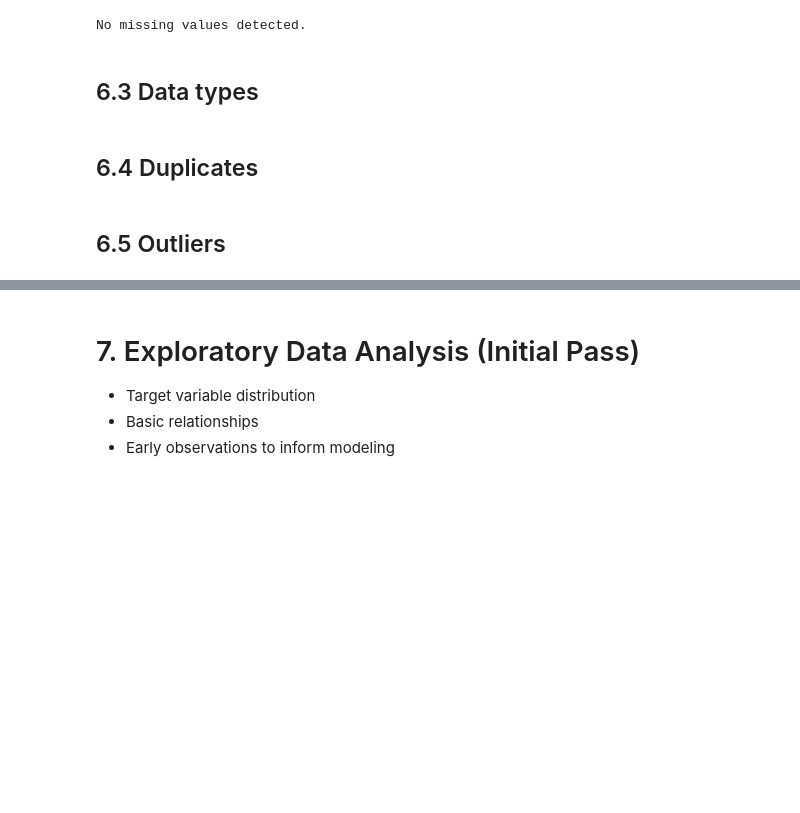
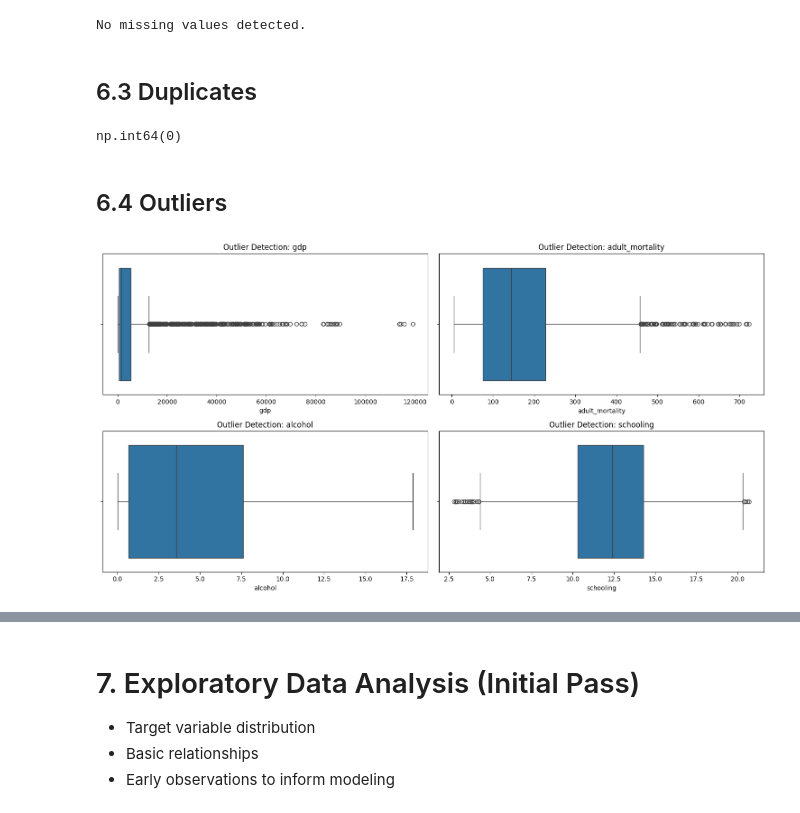
Before and after one commit to MermonGData/longevity-prediction, a Jupyter notebook: notebooks/01_eda_and_preprocessing.ipynb, the cells around one changed output, grey strips where cells are left out. Saved outputs shown, nothing was run; the diff lists cells and outputs as text; code cells hidden in the pictures; blank space fills up the shorter version.

Commit message:
feat: define outlier strategy and roadmap; refine cleaning
Add imports, Section 6.3/6.4, and document future work roadmap.

```diff
--- a/notebooks/01_eda_and_preprocessing.ipynb
+++ b/notebooks/01_eda_and_preprocessing.ipynb
@@ -393,9 +394,23 @@ df_clean[numeric_cols] = df_clean[numeric_cols].fillna(
 print(get_missingness_report(df_clean))
 # %% [output]
 No missing values detected.
-# %% [markdown]
-## 6.3 Data types
 # %% [markdown]
-## 6.4 Duplicates
+## 6.3 Duplicates
+# %%
+df_clean.duplicated().sum()
+# %% [output]
+np.int64(0)
 # %% [markdown]
-## 6.5 Outliers
+## 6.4 Outliers
+# %%
+key_indicators = ['gdp', 'adult_mortality', 'alcohol', 'schooling']
+# %%
+plt.figure(figsize=(15, 8))
+for i, col in enumerate(key_indicators, 1):
+    plt.subplot(2, 2, i)
+    sns.boxplot(x=df_clean[col])
+    plt.title(f'Outlier Detection: {col}')
+plt.tight_layout()
+plt.show()
+# %% [output]
+[figure, added]
```
Also changed, not shown: parts of 5 cells of this notebook.
